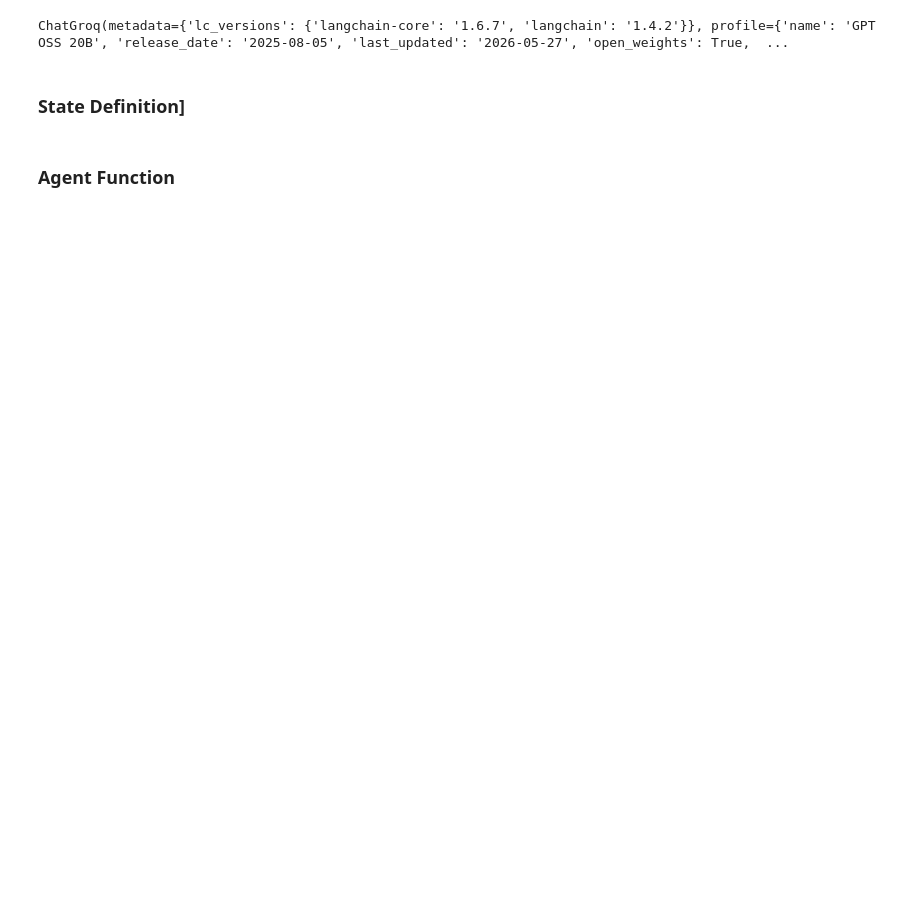
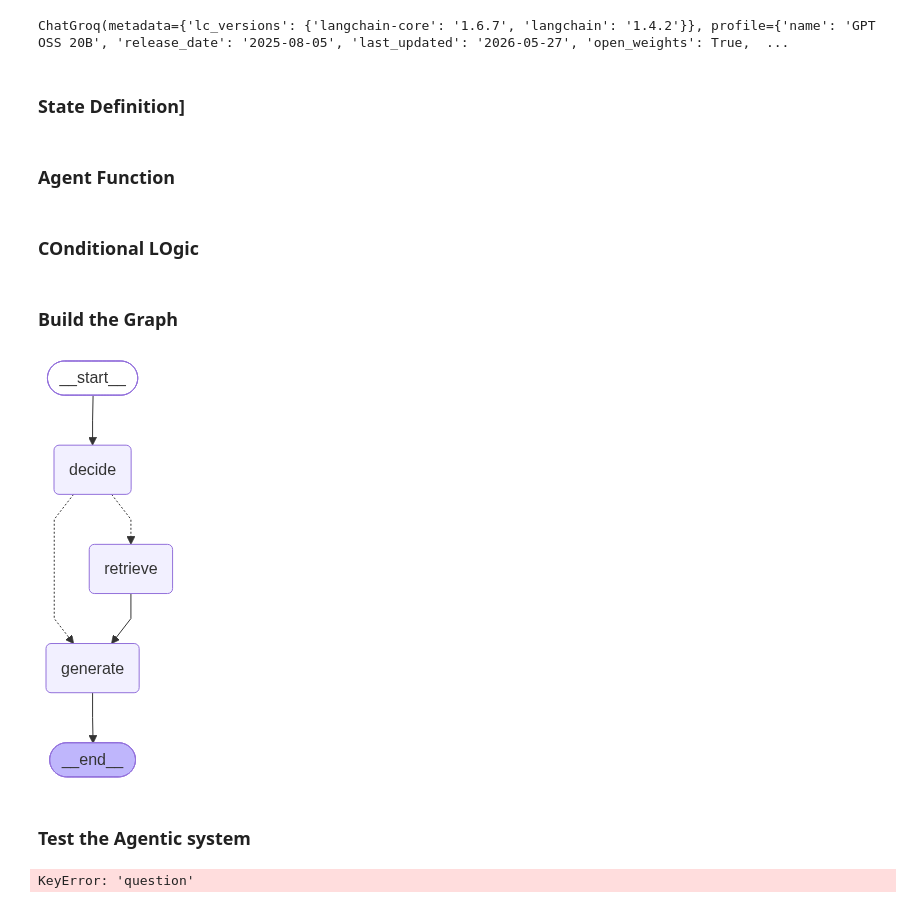
Before and after one commit to saifmukadam10/RAG, a Jupyter notebook: agentic_rag/agentic_rag.ipynb, the cells around one changed output. Saved outputs shown, nothing was run; the diff lists cells and outputs as text; code cells hidden in the pictures; blank space fills up the shorter version.

Commit message:
Agent Graph

```diff
--- a/agentic_rag/agentic_rag.ipynb
+++ b/agentic_rag/agentic_rag.ipynb
@@ -67,0 +74,9 @@ def decide_retrieval(state : AgentState) -> AgentState:
+# %%
+def retrieve_documents(state : AgentState) -> AgentState:
+    """
+    Retrieve relevant documents based on the question
+    """
+    question = state["question"]
+    documents = retriever.invoke(question) # invoking context using retriever for question
+
+    return {**state, "documents": documents}
@@ -67,0 +116,41 @@ def decide_retrieval(state : AgentState) -> AgentState:
+# %% [markdown]
+### COnditional LOgic
+# %%
+def should_retrieve(state: AgentState) -> str:
+    """
+    Determine the next step based on retrieval decision
+    """
+    if state["needs_retrieval"]:
+        return "retrieve"
+    else:
+        return "generate"
+# %% [markdown]
+### Build the Graph
+# %%
+graph = StateGraph(AgentState)
+
+graph.add_node("decide", decide_retrieval)
+graph.add_node("retrieve", retrieve_documents)
+graph.add_node("generate", generate)
+
+graph.set_entry_point("decide")
+
+graph.add_conditional_edges(
+    "decide",
+    should_retrieve,
+    {
+        #Edge : Node
+        "retrieve": "retrieve",
+        "generate" : "generate"
+    }
+)
+
+graph.add_edge("retrieve", "generate")
+graph.add_edge("generate", END)
+
+app = graph.compile()
+app
+# %% [output]
+[figure, added]
+# %% [markdown]
+### Test the Agentic system
@@ -68 +171,28 @@ def decide_retrieval(state : AgentState) -> AgentState:
+# %%
+
+# Replace the placeholder with:
+question1 = "What is LangGraph?"
+
+# Also fix the state schema and node logic to match the actual keys:
+class AgentState(TypedDict):
+    question: str
+    documents: List[Document]
+    answer: str
+    needs_retrieval: bool
+
+def decide_retrieval(state: AgentState) -> AgentState:
+    question = state["question"]
+    retrieval_keywords = ["what", "how", "explain", "describe", "tell me"]
+    needs_retrieval = any(text in question.lower() for text in retrieval_keywords)
+    return {**state, "needs_retrieval": needs_retrieval}
+
+def should_retrieve(state: AgentState) -> str:
+    return "retrieve" if state.get("needs_retrieval", False) else "generate"
+
+result1 = ask_question(question1)
+result1
+result1 = ask_question(question1)
+result1
+# %% [output]
+KeyError: 'question'
 # %%
```
Also changed, not shown: parts of 5 cells of this notebook, 2 other files.
